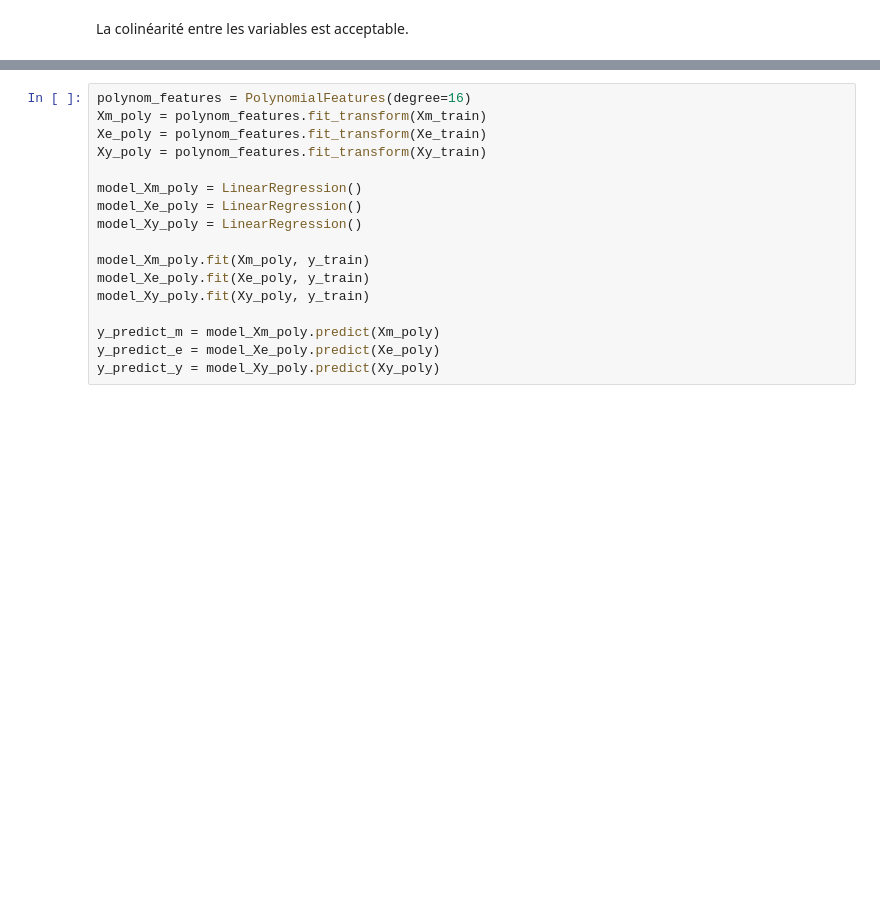
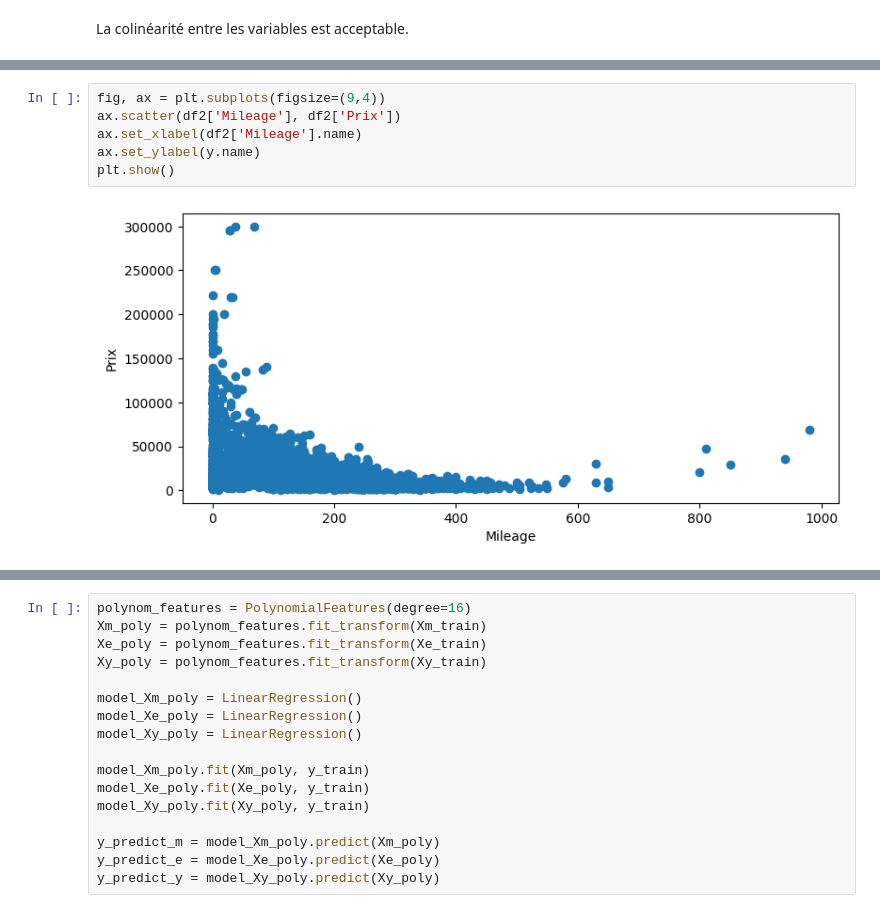
Before and after one commit to DataLiving/MachineLearning, a Jupyter notebook: MachineLearning.ipynb, the cells around one changed output, grey strips where cells are left out. Drawn from its saved outputs; the diff is of its cells as text; blank space fills up the shorter version.

```diff
--- a/MachineLearning.ipynb
+++ b/MachineLearning.ipynb
@@ -276,0 +279,8 @@ Xy_train, Xy_test, y_train, y_test = train_test_split(Xy, y, test_size=0.3)
+# %%
+fig, ax = plt.subplots(figsize=(9,4))
+ax.scatter(df2['Mileage'], df2['Prix'])
+ax.set_xlabel(df2['Mileage'].name)
+ax.set_ylabel(y.name)
+plt.show()
+# %% [output]
+[figure, added]
```
Also changed, not shown: parts of 59 cells of this notebook.
